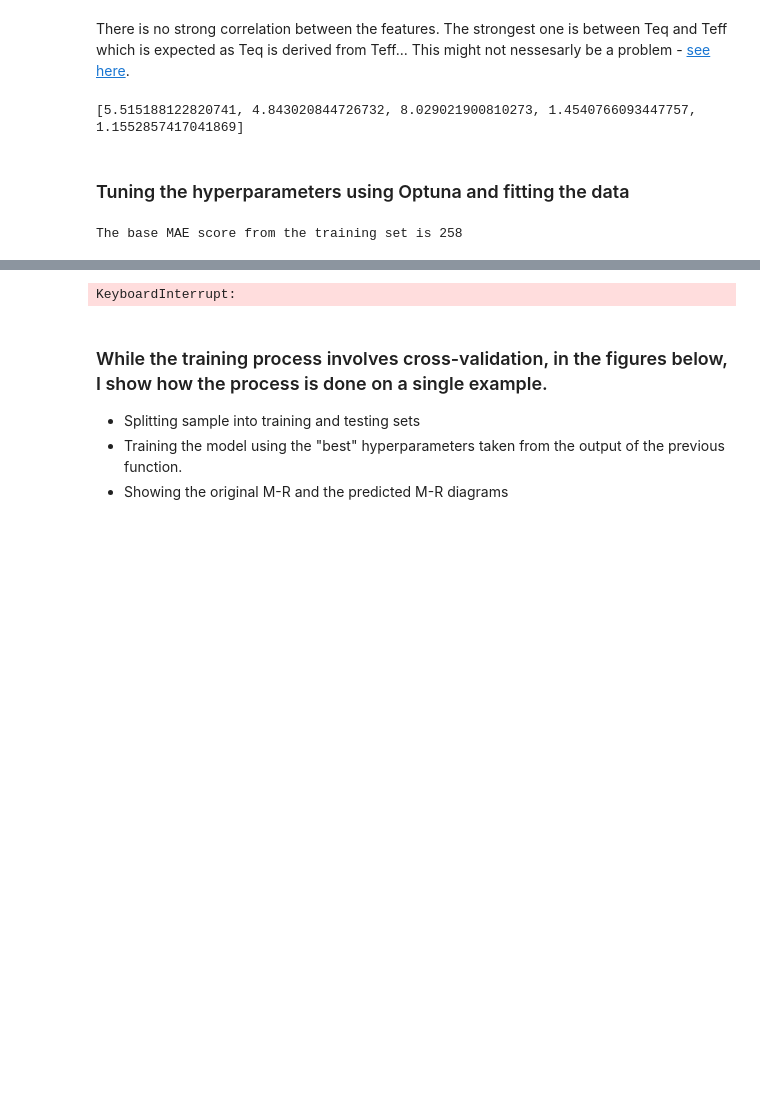
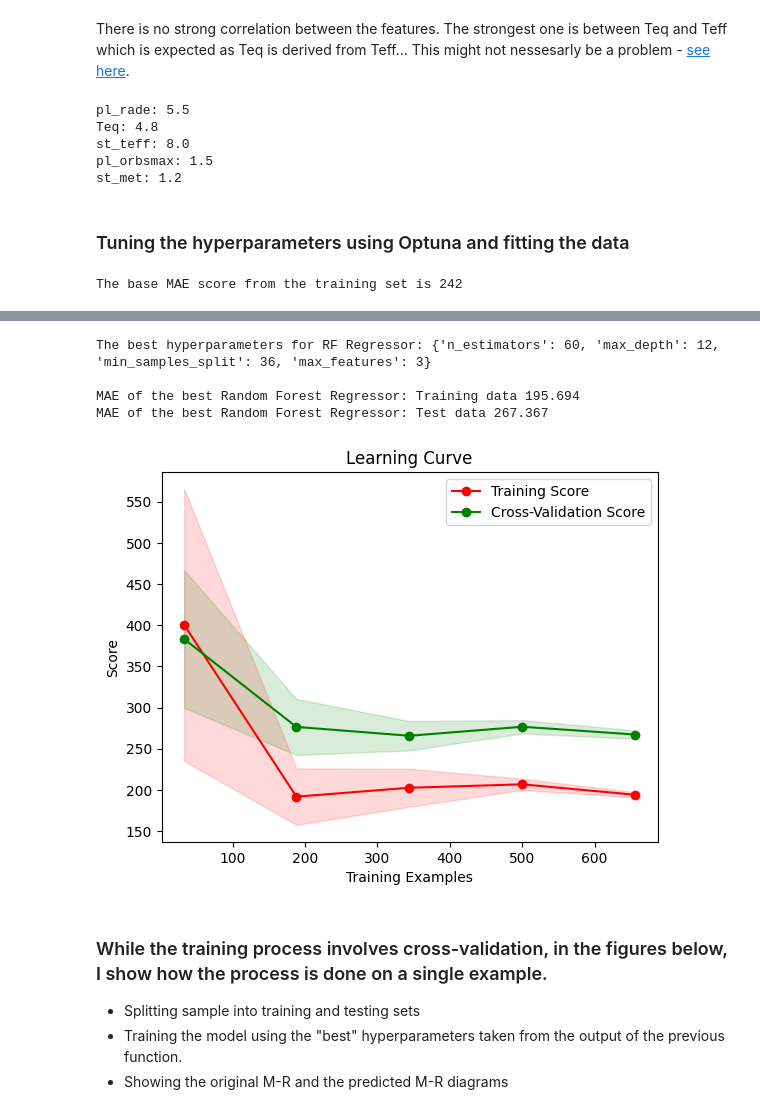
Before and after one commit to vadibekyan/ExoPLots, a Jupyter notebook: mr_ml.ipynb, the cells around one changed output, grey strips where cells are left out. Drawn from its saved outputs; the diff is of its cells as text; code cells hidden in the pictures; blank space fills up the shorter version.

```diff
--- a/mr_ml.ipynb
+++ b/mr_ml.ipynb
@@ -231,15 +231,18 @@ sns.heatmap(X.corr(),annot=True,fmt="0.1f",cbar=False,mask=np.triu(X.corr()));
 # %% [markdown]
 There is no strong correlation between the features. The strongest one is between Teq and Teff which is expected as Teq is derived from Teff... This might not nessesarly be a problem - [see here](https://corporatefinanceinstitute.com/resources/data-science/variance-inflation-factor-vif/#:~:text=Generally%2C%20a%20VIF%20above%204,that%20needs%20to%20be%20corrected).
 # %%
-
 from statsmodels.stats.outliers_influence import variance_inflation_factor
-
 
 X_vif  = X.copy()
 vif =  [variance_inflation_factor(X_vif.values, i) for i in range(X_vif.shape[1])]
-print(vif)
+for i, col in enumerate(X_vif.columns):
+    print (f'{col}: {vif[i]:.1f}')
 # %% [output]
-[5.515188122820741, 4.843020844726732, 8.029021900810273, 1.4540766093447757, 1.1552857417041869]
+pl_rade: 5.5
+Teq: 4.8
+st_teff: 8.0
+pl_orbsmax: 1.5
+st_met: 1.2
 # %% [markdown]
 ### Tuning the hyperparameters using Optuna and fitting the data
 # %%
@@ -250,6 +253,6 @@ best_model: the untrained RF model with best hyperparameters
 final_trained_model_train_data: the best RF model trained on a "training" dataset (85% of the sample)
 final_trained_model_full_data: the best RF model trained on the full sample!
 """
-best_model, final_trained_model_train_data, final_trained_model_full_data = RF_training_with_display(X,y, test_size = 0.15, n_trials = 100, display = True)
+best_model, final_trained_model_train_data, final_trained_model_full_data = RF_training_with_display(X,y, test_size = 0.15, n_trials = 50, display = True)
 # %% [output]
-The base MAE score from the training set is 258
+The base MAE score from the training set is 242
@@ -273 +276,5 @@ KeyboardInterrupt
-KeyboardInterrupt:
+The best hyperparameters for RF Regressor: {'n_estimators': 60, 'max_depth': 12, 'min_samples_split': 36, 'max_features': 3}
+
+MAE of the best Random Forest Regressor: Training data 195.694
+MAE of the best Random Forest Regressor: Test data 267.367
+[figure, added]
```
Also changed, not shown: parts of 9 cells of this notebook, 2 other files.
